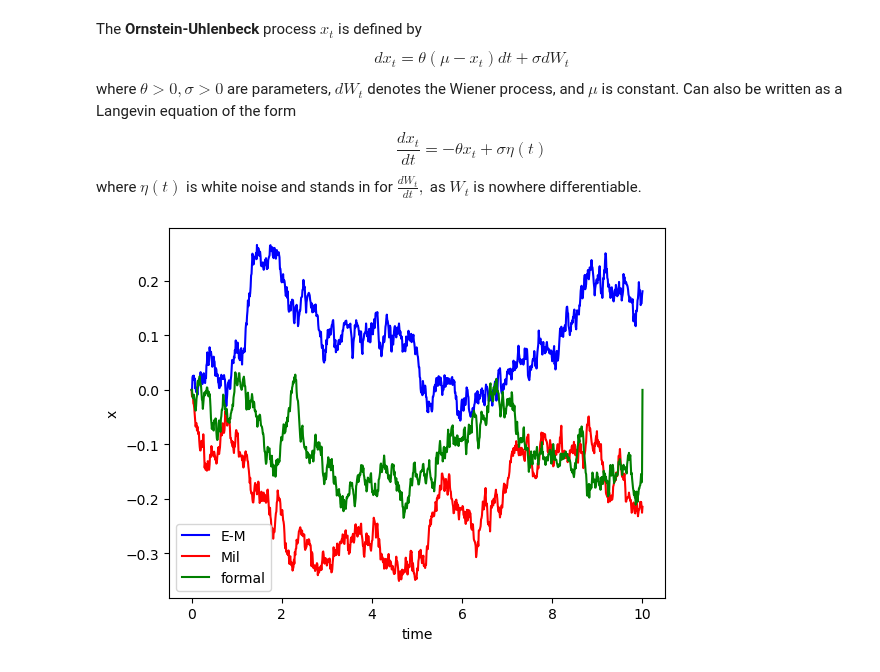
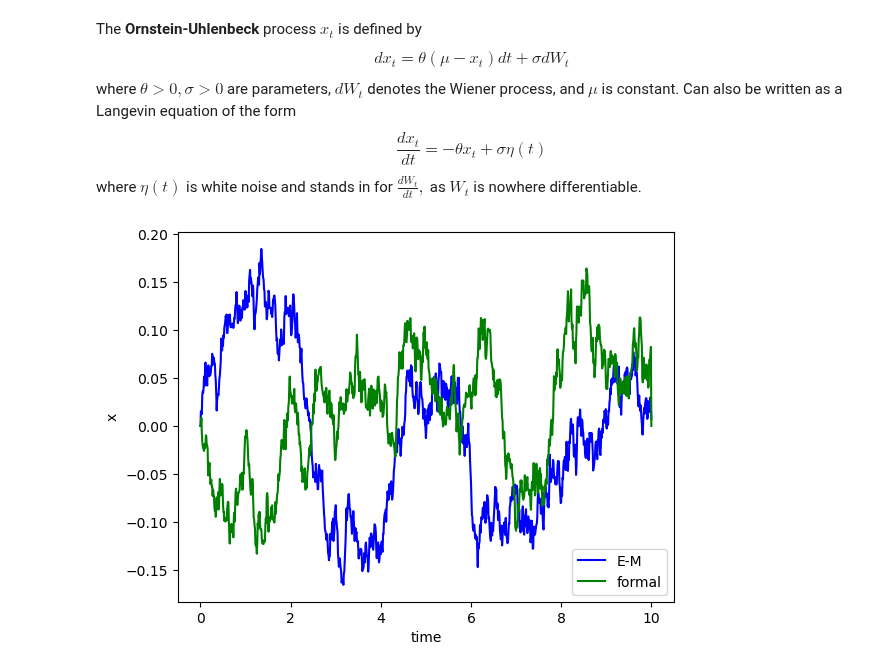
Before and after one commit to abhirao-03/stochastic-resonance, a Jupyter notebook: todd/SDE.ipynb, the cells around one changed output. Saved outputs shown, nothing was run; the diff lists cells and outputs as text; code cells hidden in the pictures.

```diff
--- a/todd/SDE.ipynb
+++ b/todd/SDE.ipynb
@@ -33,7 +33,7 @@ def run_simulation_EM():
     ys = np.zeros(TS.size)
     ys[0] = Y_INIT
     for i in range(1, TS.size):
-        t = T_INIT + (i - 1) * np.sqrt(DT)
+        t = (i - 1) * DT
         y = ys[i - 1]
         ys[i] = y + mu(y, t) * DT + sigma(y, t) * dW(DT)
     return TS, ys
@@ -46,51 +46,34 @@ def run_simulation_formal():
     TS = np.arange(T_INIT, T_END + DT, DT)
 
     #E-M approx for integral
     ws = np.zeros(TS.size)
     for i in range(1, TS.size-1):
-        t = TS[i]
+        t = (i - 1) * DT
         ws[i+1]=ws[i]+np.exp(Model.THETA*t)*dW(DT)
 
     Y_INIT = 0
     ys = np.zeros(TS.size)
     ys[0] = Y_INIT
     for i in range(1, TS.size-1):
-        t = TS[i]
+        t = (i - 1) * DT
         ex=np.exp(-Model.THETA * t)
         ys[i] = (Y_INIT * ex +
                  Model.MU * (1 - ex) +
                  Model.SIGMA * ex * ws[i])
     return TS, ys
 
-def run_simulation_Mil():
-    T_INIT = 0
-    T_END = 10
-    N = 1000
-    DT = float(T_END - T_INIT) / N
-    TS = np.arange(T_INIT, T_END + DT, DT)
-
-    Y_INIT = 0
-    ys = np.zeros(TS.size)
-    ys[0] = Y_INIT
-    for i in range(1, TS.size):
-        t = T_INIT + (i - 1) * DT
-        y = ys[i - 1]
-        ys[i] = y + mu(y,t) * DT + sigma(y,t) * dW(DT) + sigma(y,t)**2/2 * y * (dW(DT)**2 - DT)
-    return TS, ys
-
 def plot_simulations(num_sims: int):
     for _ in range(num_sims):
         plt.plot(*run_simulation_EM(), color='blue')
-        plt.plot(*run_simulation_Mil(), color='red')
         plt.plot(*run_simulation_formal(), color='green')
 
     plt.xlabel("time")
     plt.ylabel("x")
-    plt.gca().legend(('E-M','Mil', 'formal'))
+    plt.gca().legend(('E-M', 'formal'))
     plt.show()
 
 if __name__ == "__main__":
     NUM_SIMS = 1
     plot_simulations(NUM_SIMS)
 # %% [output]
-[figure, old version]
+[figure, new version]
```
